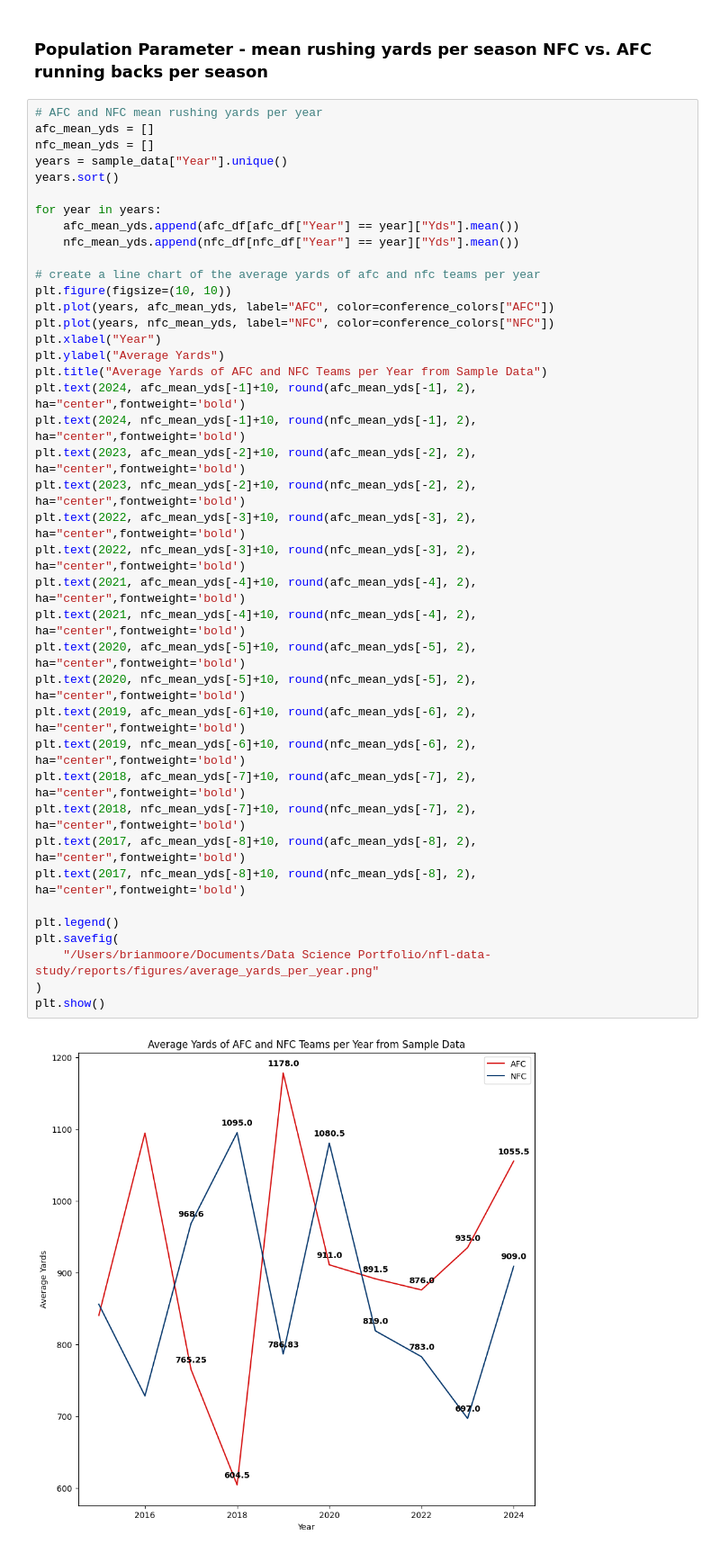
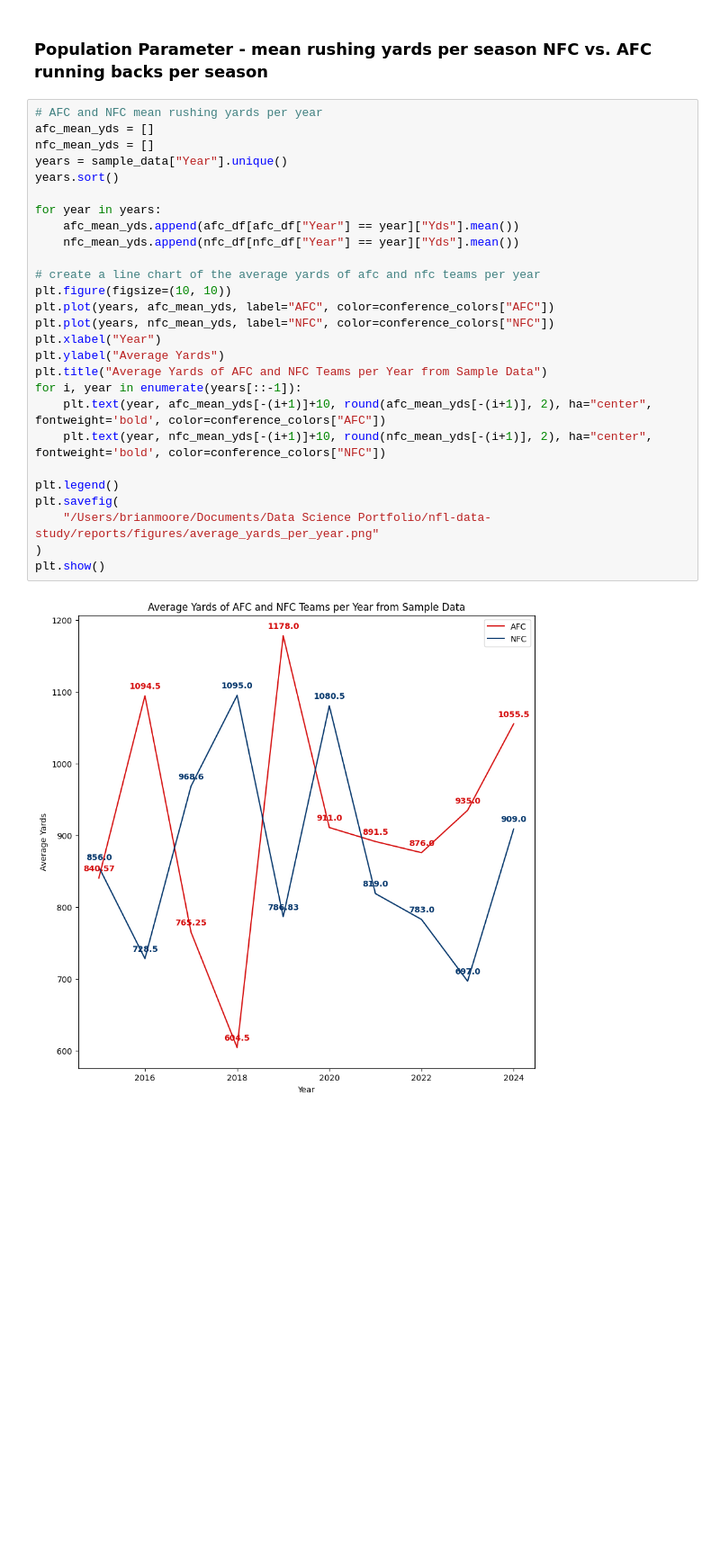
Before and after one commit to Bmoore4452/nfl-data-study, a Jupyter notebook: notebooks/nfl_data_study.ipynb, the cells around one changed output. Shown at 90% size. Drawn from its saved outputs; the diff is of its cells as text; blank space fills up the shorter version.

```diff
--- a/notebooks/nfl_data_study.ipynb
+++ b/notebooks/nfl_data_study.ipynb
@@ -739,42 +758,29 @@ plt.show()
 # %%
 # AFC and NFC mean rushing yards per year
 afc_mean_yds = []
 nfc_mean_yds = []
 years = sample_data["Year"].unique()
 years.sort()
 
 for year in years:
     afc_mean_yds.append(afc_df[afc_df["Year"] == year]["Yds"].mean())
     nfc_mean_yds.append(nfc_df[nfc_df["Year"] == year]["Yds"].mean())
 
 # create a line chart of the average yards of afc and nfc teams per year
 plt.figure(figsize=(10, 10))
 plt.plot(years, afc_mean_yds, label="AFC", color=conference_colors["AFC"])
 plt.plot(years, nfc_mean_yds, label="NFC", color=conference_colors["NFC"])
 plt.xlabel("Year")
 plt.ylabel("Average Yards")
 plt.title("Average Yards of AFC and NFC Teams per Year from Sample Data")
-plt.text(2024, afc_mean_yds[-1]+10, round(afc_mean_yds[-1], 2), ha="center",fontweight='bold')
-plt.text(2024, nfc_mean_yds[-1]+10, round(nfc_mean_yds[-1], 2), ha="center",fontweight='bold')
-plt.text(2023, afc_mean_yds[-2]+10, round(afc_mean_yds[-2], 2), ha="center",fontweight='bold')
-plt.text(2023, nfc_mean_yds[-2]+10, round(nfc_mean_yds[-2], 2), ha="center",fontweight='bold')
-plt.text(2022, afc_mean_yds[-3]+10, round(afc_mean_yds[-3], 2), ha="center",fontweight='bold')
-plt.text(2022, nfc_mean_yds[-3]+10, round(nfc_mean_yds[-3], 2), ha="center",fontweight='bold')
-plt.text(2021, afc_mean_yds[-4]+10, round(afc_mean_yds[-4], 2), ha="center",fontweight='bold')
-plt.text(2021, nfc_mean_yds[-4]+10, round(nfc_mean_yds[-4], 2), ha="center",fontweight='bold')
-plt.text(2020, afc_mean_yds[-5]+10, round(afc_mean_yds[-5], 2), ha="center",fontweight='bold')
-plt.text(2020, nfc_mean_yds[-5]+10, round(nfc_mean_yds[-5], 2), ha="center",fontweight='bold')
-plt.text(2019, afc_mean_yds[-6]+10, round(afc_mean_yds[-6], 2), ha="center",fontweight='bold')
-plt.text(2019, nfc_mean_yds[-6]+10, round(nfc_mean_yds[-6], 2), ha="center",fontweight='bold')
-plt.text(2018, afc_mean_yds[-7]+10, round(afc_mean_yds[-7], 2), ha="center",fontweight='bold')
-plt.text(2018, nfc_mean_yds[-7]+10, round(nfc_mean_yds[-7], 2), ha="center",fontweight='bold')
-plt.text(2017, afc_mean_yds[-8]+10, round(afc_mean_yds[-8], 2), ha="center",fontweight='bold')
-plt.text(2017, nfc_mean_yds[-8]+10, round(nfc_mean_yds[-8], 2), ha="center",fontweight='bold')
+for i, year in enumerate(years[::-1]):
+    plt.text(year, afc_mean_yds[-(i+1)]+10, round(afc_mean_yds[-(i+1)], 2), ha="center", fontweight='bold', color=conference_colors["AFC"])
+    plt.text(year, nfc_mean_yds[-(i+1)]+10, round(nfc_mean_yds[-(i+1)], 2), ha="center", fontweight='bold', color=conference_colors["NFC"])
 
 plt.legend()
 plt.savefig(
     "/Users/brianmoore/Documents/Data Science Portfolio/nfl-data-study/reports/figures/average_yards_per_year.png"
 )
 plt.show()
 # %% [output]
-[figure, old version]
+[figure, new version]
```
Also changed, not shown: parts of 7 cells of this notebook, 3 other files.
